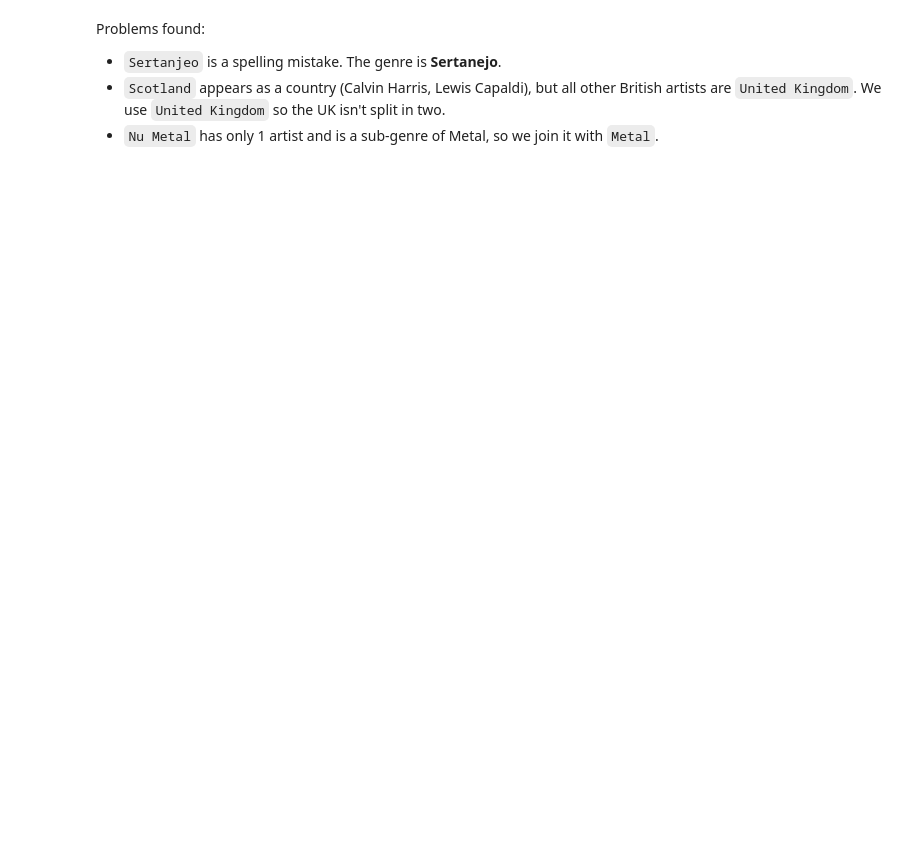
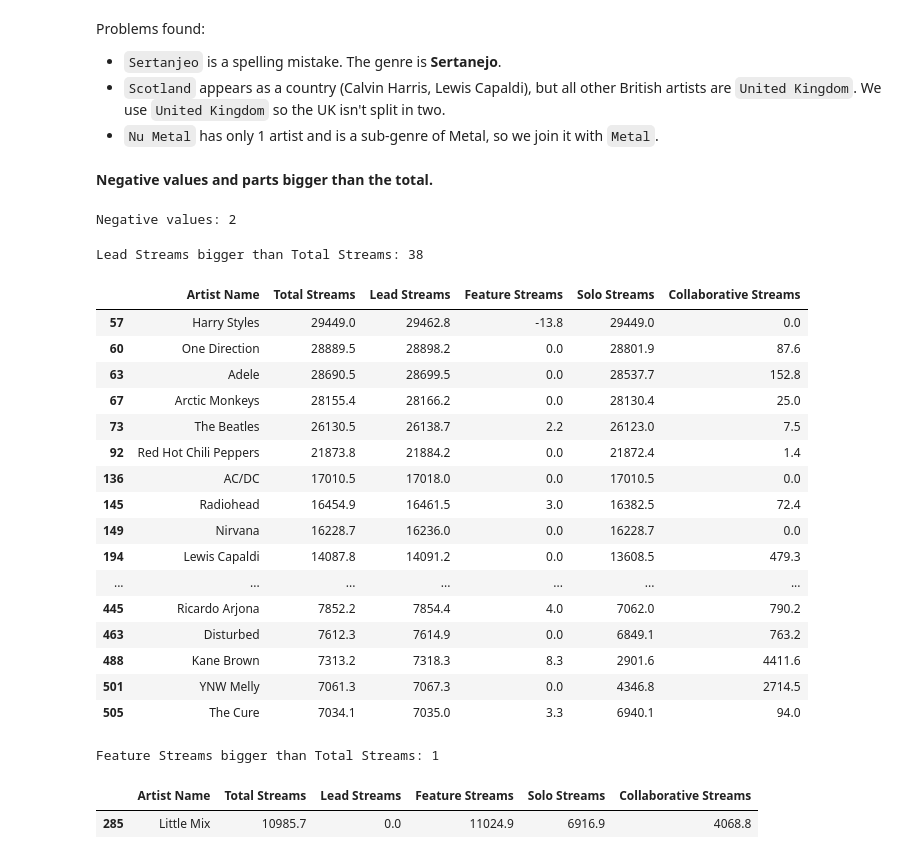
Before and after one commit to mafaldasimoes12345/PDS-project, a Jupyter notebook: code.ipynb, the cells around one changed output. Drawn from its saved outputs; the diff is of its cells as text; code cells hidden in the pictures; blank space fills up the shorter version.

```diff
--- a/code.ipynb
+++ b/code.ipynb
@@ -393,0 +397,39 @@ Problems found:
+# %% [markdown]
+**Negative values and parts bigger than the total.**
+# %%
+print('Negative values:', (df[['Total Streams', 'Lead Streams', 'Feature Streams', 'Solo Streams', 'Collaborative Streams']] < 0).sum().sum())
+# %% [output]
+Negative values: 2
+# %%
+print('Lead Streams bigger than Total Streams:', (df['Lead Streams'] > df['Total Streams']).sum())
+# %% [output]
+Lead Streams bigger than Total Streams: 38
+# %%
+df[df['Lead Streams'] > df['Total Streams']][['Artist Name', 'Total Streams', 'Lead Streams', 'Feature Streams', 'Solo Streams', 'Collaborative Streams']]
+# %% [output]
+|  | Artist Name | Total Streams | Lead Streams | Feature Streams | Solo Streams | Collaborative Streams |
+| 57 | Harry Styles | 29449.0 | 29462.8 | -13.8 | 29449.0 | 0.0 |
+| 60 | One Direction | 28889.5 | 28898.2 | 0.0 | 28801.9 | 87.6 |
+| 63 | Adele | 28690.5 | 28699.5 | 0.0 | 28537.7 | 152.8 |
+| 67 | Arctic Monkeys | 28155.4 | 28166.2 | 0.0 | 28130.4 | 25.0 |
+| 73 | The Beatles | 26130.5 | 26138.7 | 2.2 | 26123.0 | 7.5 |
+| 92 | Red Hot Chili Peppers | 21873.8 | 21884.2 | 0.0 | 21872.4 | 1.4 |
+| 136 | AC/DC | 17010.5 | 17018.0 | 0.0 | 17010.5 | 0.0 |
+| 145 | Radiohead | 16454.9 | 16461.5 | 3.0 | 16382.5 | 72.4 |
+| 149 | Nirvana | 16228.7 | 16236.0 | 0.0 | 16228.7 | 0.0 |
+| 194 | Lewis Capaldi | 14087.8 | 14091.2 | 0.0 | 13608.5 | 479.3 |
+| ... | ... | ... | ... | ... | ... | ... |
+| 445 | Ricardo Arjona | 7852.2 | 7854.4 | 4.0 | 7062.0 | 790.2 |
+| 463 | Disturbed | 7612.3 | 7614.9 | 0.0 | 6849.1 | 763.2 |
+| 488 | Kane Brown | 7313.2 | 7318.3 | 8.3 | 2901.6 | 4411.6 |
+| 501 | YNW Melly | 7061.3 | 7067.3 | 0.0 | 4346.8 | 2714.5 |
+| 505 | The Cure | 7034.1 | 7035.0 | 3.3 | 6940.1 | 94.0 |
+# %%
+print('Feature Streams bigger than Total Streams:', (df['Feature Streams'] > df['Total Streams']).sum())
+# %% [output]
+Feature Streams bigger than Total Streams: 1
+# %%
+df[df['Feature Streams'] > df['Total Streams']][['Artist Name','Total Streams', 'Lead Streams', 'Feature Streams', 'Solo Streams', 'Collaborative Streams']]
+# %% [output]
+|  | Artist Name | Total Streams | Lead Streams | Feature Streams | Solo Streams | Collaborative Streams |
+| 285 | Little Mix | 10985.7 | 0.0 | 11024.9 | 6916.9 | 4068.8 |
```
Also changed, not shown: parts of 13 cells of this notebook.
